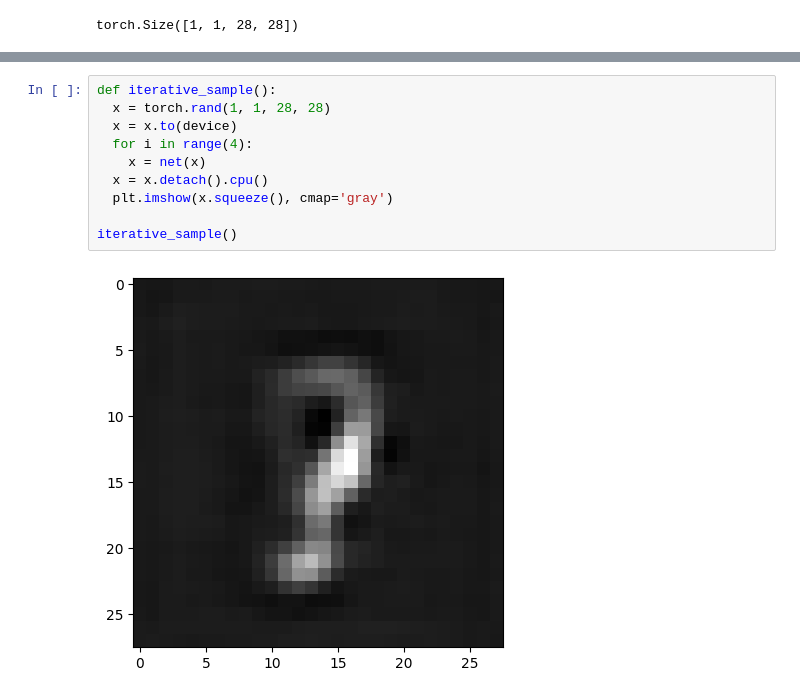
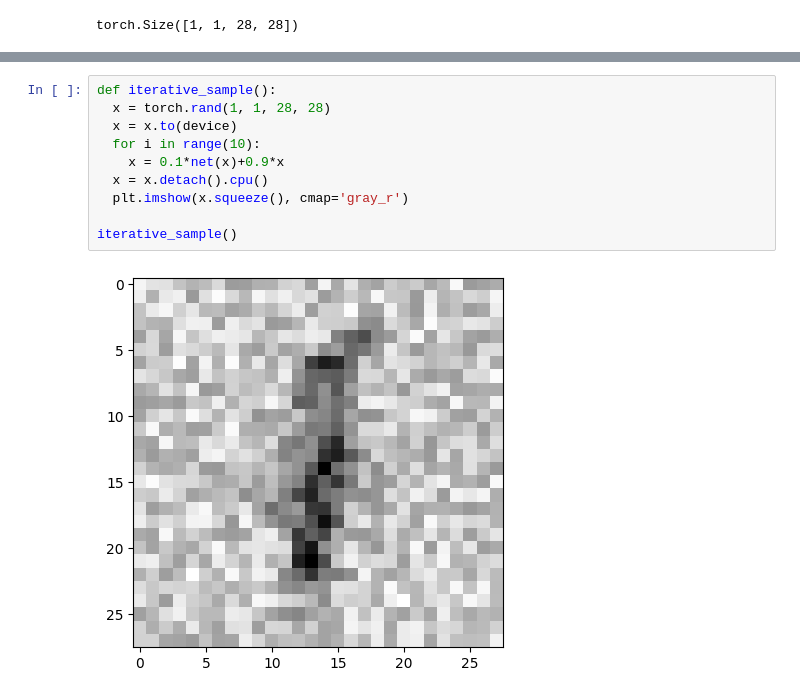
Before and after one commit to rohanjsheth/DiffusionModels, a Jupyter notebook: ToyDiffusionMINST.ipynb, the cells around one changed output, grey strips where cells are left out. Drawn from its saved outputs; the diff is of its cells as text.

```diff
--- a/ToyDiffusionMINST.ipynb
+++ b/ToyDiffusionMINST.ipynb
@@ -143,12 +175,12 @@ axs[2].imshow(torchvision.utils.make_grid(preds)[0].clip(0, 1), cmap='Greys');
 # %%
 def iterative_sample():
   x = torch.rand(1, 1, 28, 28)
   x = x.to(device)
-  for i in range(4):
-    x = net(x)
+  for i in range(10):
+    x = 0.1*net(x)+0.9*x
   x = x.detach().cpu()
-  plt.imshow(x.squeeze(), cmap='gray')
+  plt.imshow(x.squeeze(), cmap='gray_r')
 
 iterative_sample()
 # %% [output]
-[figure, old version]
+[figure, new version]
```
Also changed, not shown: parts of 5 cells of this notebook.
